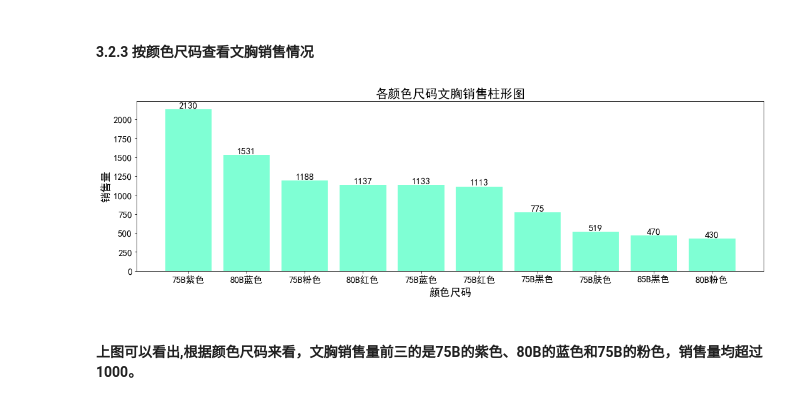
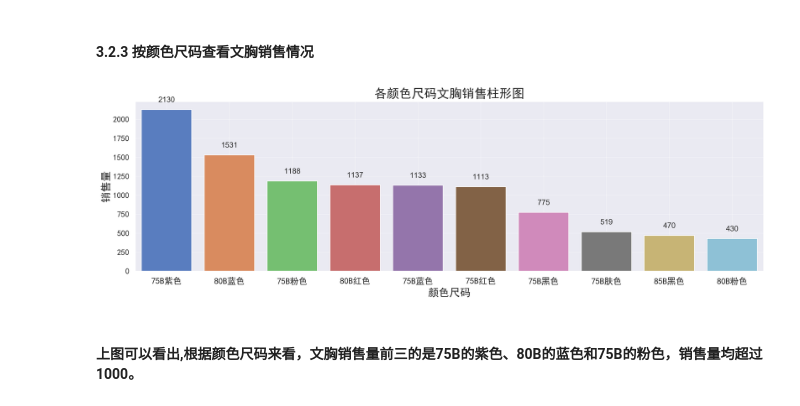
Before and after one commit to qiweiyang123/Machine_Learning, a Jupyter notebook: bra_analysis.ipynb, the cells around one changed output. Drawn from its saved outputs; the diff is of its cells as text; code cells hidden in the pictures.

```diff
--- a/bra_analysis.ipynb
+++ b/bra_analysis.ipynb
@@ -307,6 +312,9 @@ plt.show()
 #### 3.1.1 按尺码查看不同种类内衣的销售情况
 # %%
 plt.rcParams['font.sans-serif'] = ['SimHei']     # 设置中文显示
+plt.rcParams['axes.unicode_minus'] = False     # 解决图片显示为负号'-'显示为方块的问题
+plt.rcParams['savefig.dpi'] = 300     # 图片像素
+plt.rcParams['figure.dpi'] = 300      # 分辨率
 
 
 # 按尺码查看不同种类内衣的销售情况
@@ -343,6 +351,8 @@ plt.show()
 # %%
 # 按颜色码查看不同种类内衣的销售情况
 fig=plt.figure(figsize=(18,5))
+plt.rcParams['savefig.dpi'] = 300     # 图片像素
+plt.rcParams['figure.dpi'] = 300      # 分辨率
 fig.set(alpha=0.8)    # 设置图像透明度
 plt.title("按颜色不同种类内衣的销售情况",fontsize=20)   # 设置图形标题
 
@@ -430,25 +442,30 @@ plt.show()
 #### 3.2.3 按颜色尺码查看文胸销售情况
 # %%
 # 按颜色尺码查看文胸销售情况
-
+sns.set(font='SimHei')      # 设置中文显示
 fig = plt.figure(figsize=(18, 5))
 fig.tight_layout()
 ax = fig.add_subplot(111)
 color_size_counts = (data['productSize'] + data['productColor']).value_counts()[:10]   # 取销售量的前十位
 x = color_size_counts.index
 y = color_size_counts.values
 
-ax.bar(x,y,color='aquamarine')
+sns.set_style("darkgrid")
+ax = sns.barplot(x=x, y=y, palette="muted")
+plt.xticks(fontsize=14)
+plt.yticks(fontsize=13)
 plt.xlabel('颜色尺码',fontsize='17')      # 设置x轴标签
 plt.ylabel('销售量',fontsize='17')      # 设置y轴标签
 plt.title('各颜色尺码文胸销售柱形图',fontsize='20')     # 设置柱形图标题
-plt.tick_params(labelsize=15)    #刻度字体大小15
+plt.grid(alpha=0.4)                # 设置网格线
 
-for a,b in zip(x,y):
-    plt.text(a, b-0.3,'%.0f'%b, ha = 'center',va = 'bottom',fontsize=15)
+for p in ax.patches:
+    height = p.get_height()   # 获取每个柱形图的高度
+    ax.text(x = p.get_x()+(p.get_width()/2),y = height+100,s = '{:.0f}'.format(height), ha = 'center')    #添加数据标签
+
 plt.show()
 # %% [output]
-[figure, old version]
+[figure, new version]
 # %% [markdown]
 #### 上图可以看出,根据颜色尺码来看，文胸销售量前三的是75B的紫色、80B的蓝色和75B的粉色，销售量均超过1000。
 # %% [markdown]
```
Also changed, not shown: parts of 12 cells of this notebook.
